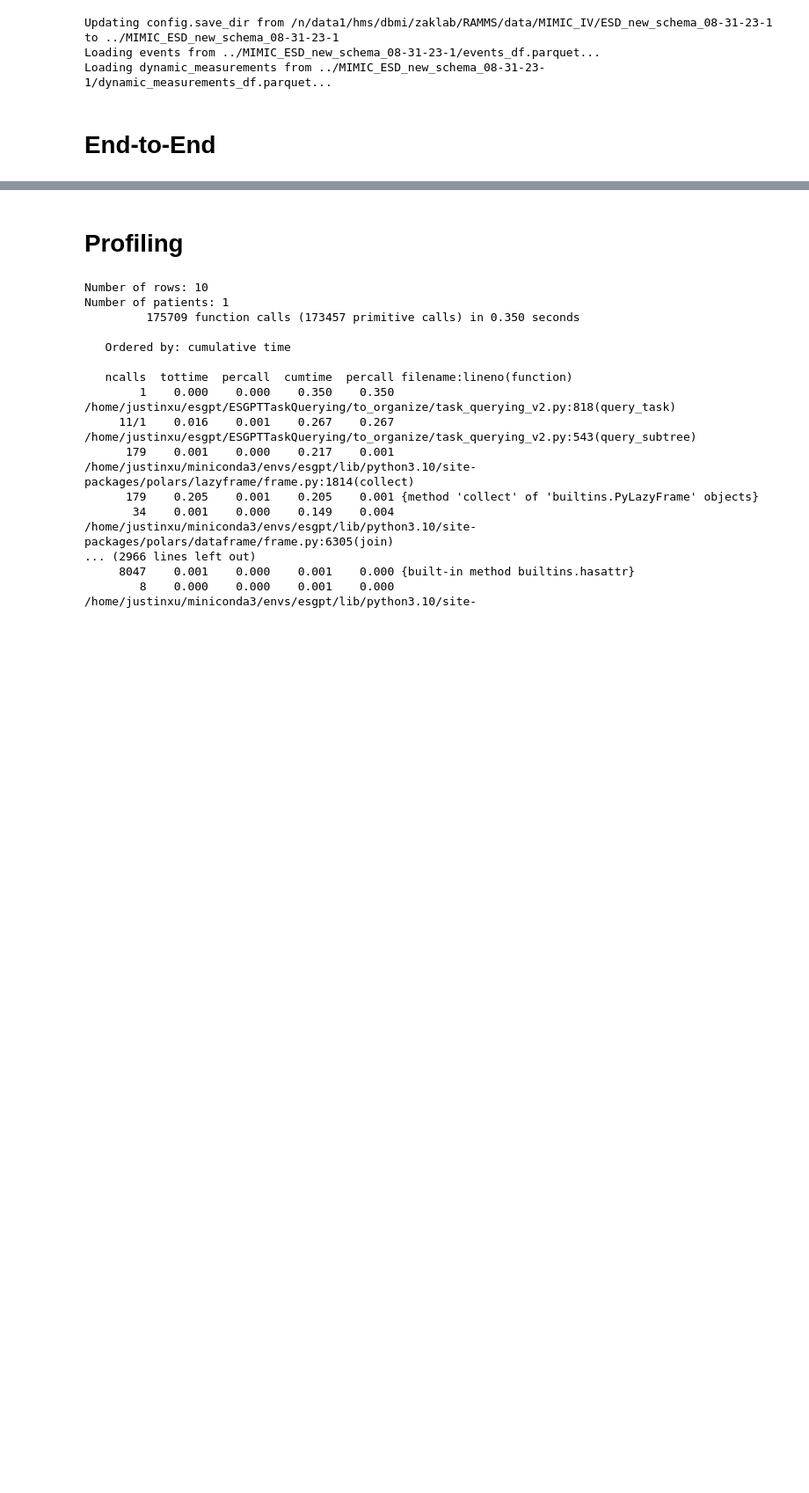
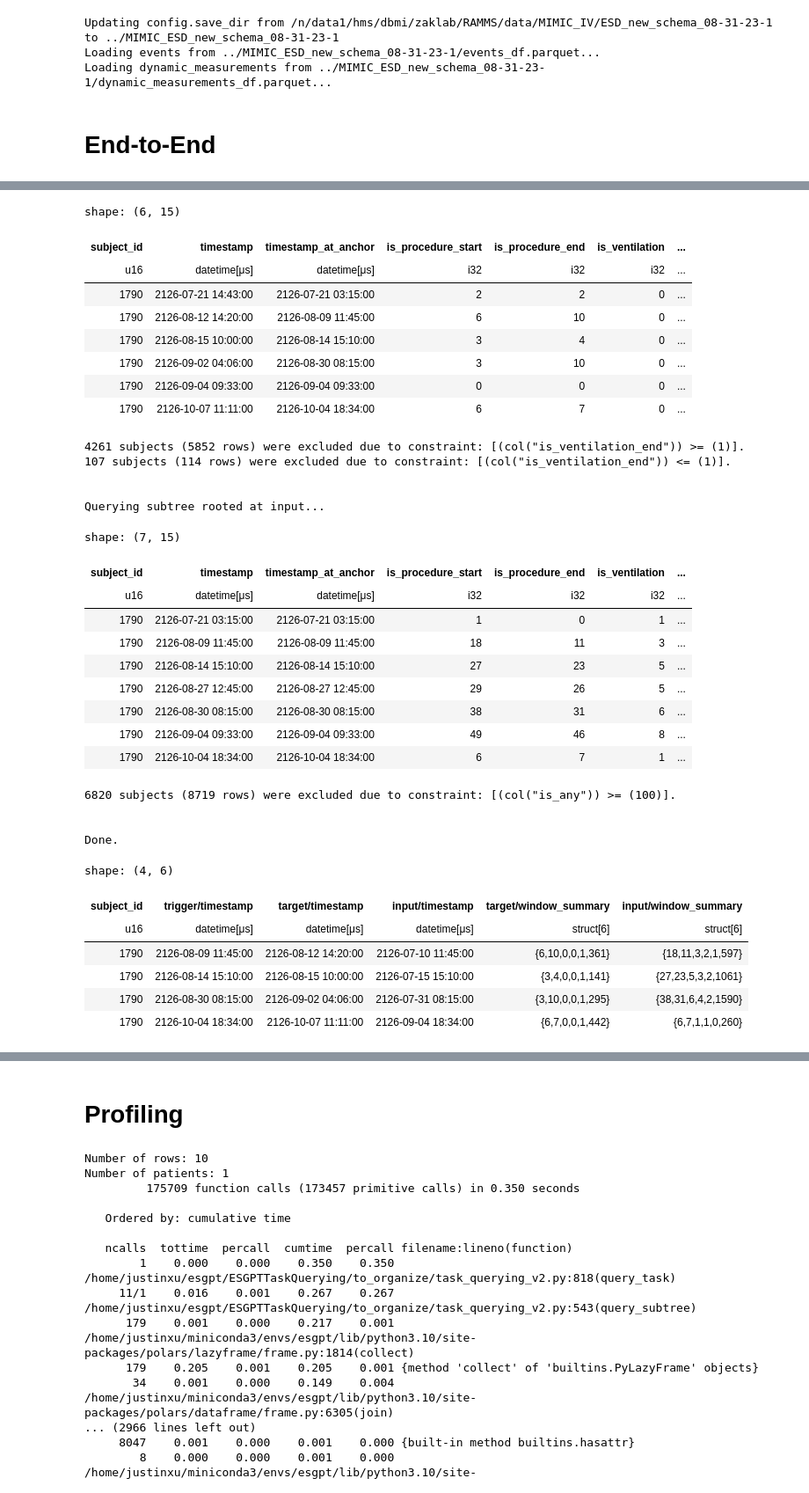
Before and after one commit to justin13601/ACES, a Jupyter notebook: to_organize/run_tests.ipynb, the cells around one changed output, grey strips where cells are left out. Shown at 88% size. Saved outputs shown, nothing was run; the diff lists cells and outputs as text; code cells hidden in the pictures; blank space fills up the shorter version.

```diff
--- a/to_organize/run_tests.ipynb
+++ b/to_organize/run_tests.ipynb
@@ -118,0 +73,30 @@ shape: (6_007, 9)
+# %%
+# from task_querying_v2 import *
+
+# name = 'abnormal_lab'
+
+# config_path = f"../sample_configs/{name}.yaml"
+
+# res = query_task(config_path, df_data)
+# res.filter(res['subject_id'] == 9011)
+
+
+from task_querying_v2 import *
+
+name = 'intervention_weaning'
+
+config_path = f"../sample_configs/{name}.yaml"
+
+res = query_task(config_path, df_data)
+res.filter(res['subject_id'] == 1790)
+
+
+# from task_querying_v2 import *
+
+# name = 'readmission_risk'
+
+# config_path = f"../sample_configs/{name}.yaml"
+
+# res = query_task(config_path, df_data)
+# res.filter(res['subject_id'] == 1984)
+# %% [output]
@@ -119 +120,36 @@ shape: (6_007, 9)
+shape: (6, 15)
+| subject_id | timestamp | timestamp_at_anchor | is_procedure_start | is_procedure_end | is_ventilation | ... |
+| u16 | datetime[μs] | datetime[μs] | i32 | i32 | i32 | ... |
+| 1790 | 2126-07-21 14:43:00 | 2126-07-21 03:15:00 | 2 | 2 | 0 | ... |
+| 1790 | 2126-08-12 14:20:00 | 2126-08-09 11:45:00 | 6 | 10 | 0 | ... |
+| 1790 | 2126-08-15 10:00:00 | 2126-08-14 15:10:00 | 3 | 4 | 0 | ... |
+| 1790 | 2126-09-02 04:06:00 | 2126-08-30 08:15:00 | 3 | 10 | 0 | ... |
+| 1790 | 2126-09-04 09:33:00 | 2126-09-04 09:33:00 | 0 | 0 | 0 | ... |
+| 1790 | 2126-10-07 11:11:00 | 2126-10-04 18:34:00 | 6 | 7 | 0 | ... |
+4261 subjects (5852 rows) were excluded due to constraint: [(col("is_ventilation_end")) >= (1)].
+107 subjects (114 rows) were excluded due to constraint: [(col("is_ventilation_end")) <= (1)].
+
+
+Querying subtree rooted at input...
+shape: (7, 15)
+| subject_id | timestamp | timestamp_at_anchor | is_procedure_start | is_procedure_end | is_ventilation | ... |
+| u16 | datetime[μs] | datetime[μs] | i32 | i32 | i32 | ... |
+| 1790 | 2126-07-21 03:15:00 | 2126-07-21 03:15:00 | 1 | 0 | 1 | ... |
+| 1790 | 2126-08-09 11:45:00 | 2126-08-09 11:45:00 | 18 | 11 | 3 | ... |
+| 1790 | 2126-08-14 15:10:00 | 2126-08-14 15:10:00 | 27 | 23 | 5 | ... |
+| 1790 | 2126-08-27 12:45:00 | 2126-08-27 12:45:00 | 29 | 26 | 5 | ... |
+| 1790 | 2126-08-30 08:15:00 | 2126-08-30 08:15:00 | 38 | 31 | 6 | ... |
+| 1790 | 2126-09-04 09:33:00 | 2126-09-04 09:33:00 | 49 | 46 | 8 | ... |
+| 1790 | 2126-10-04 18:34:00 | 2126-10-04 18:34:00 | 6 | 7 | 1 | ... |
+6820 subjects (8719 rows) were excluded due to constraint: [(col("is_any")) >= (100)].
+
+
+Done.
+shape: (4, 6)
+| subject_id | trigger/timestamp | target/timestamp | input/timestamp | target/window_summary | input/window_summary |
+| u16 | datetime[μs] | datetime[μs] | datetime[μs] | struct[6] | struct[6] |
+| 1790 | 2126-08-09 11:45:00 | 2126-08-12 14:20:00 | 2126-07-10 11:45:00 | {6,10,0,0,1,361} | {18,11,3,2,1,597} |
+| 1790 | 2126-08-14 15:10:00 | 2126-08-15 10:00:00 | 2126-07-15 15:10:00 | {3,4,0,0,1,141} | {27,23,5,3,2,1061} |
+| 1790 | 2126-08-30 08:15:00 | 2126-09-02 04:06:00 | 2126-07-31 08:15:00 | {3,10,0,0,1,295} | {38,31,6,4,2,1590} |
+| 1790 | 2126-10-04 18:34:00 | 2126-10-07 11:11:00 | 2126-09-04 18:34:00 | {6,7,0,0,1,442} | {6,7,1,1,0,260} |
 # %%
```
Also changed, not shown: parts of 10 cells of this notebook, 6 other files.
